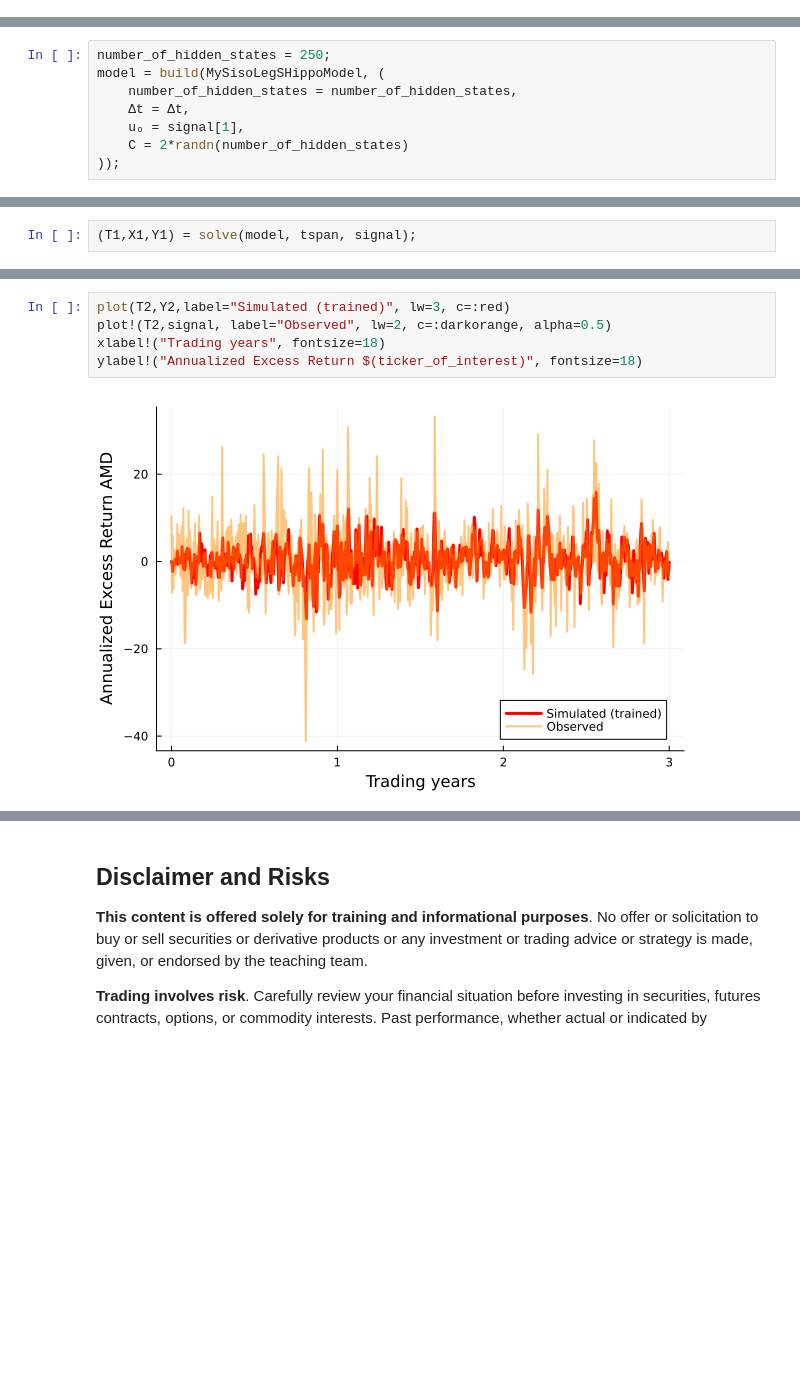
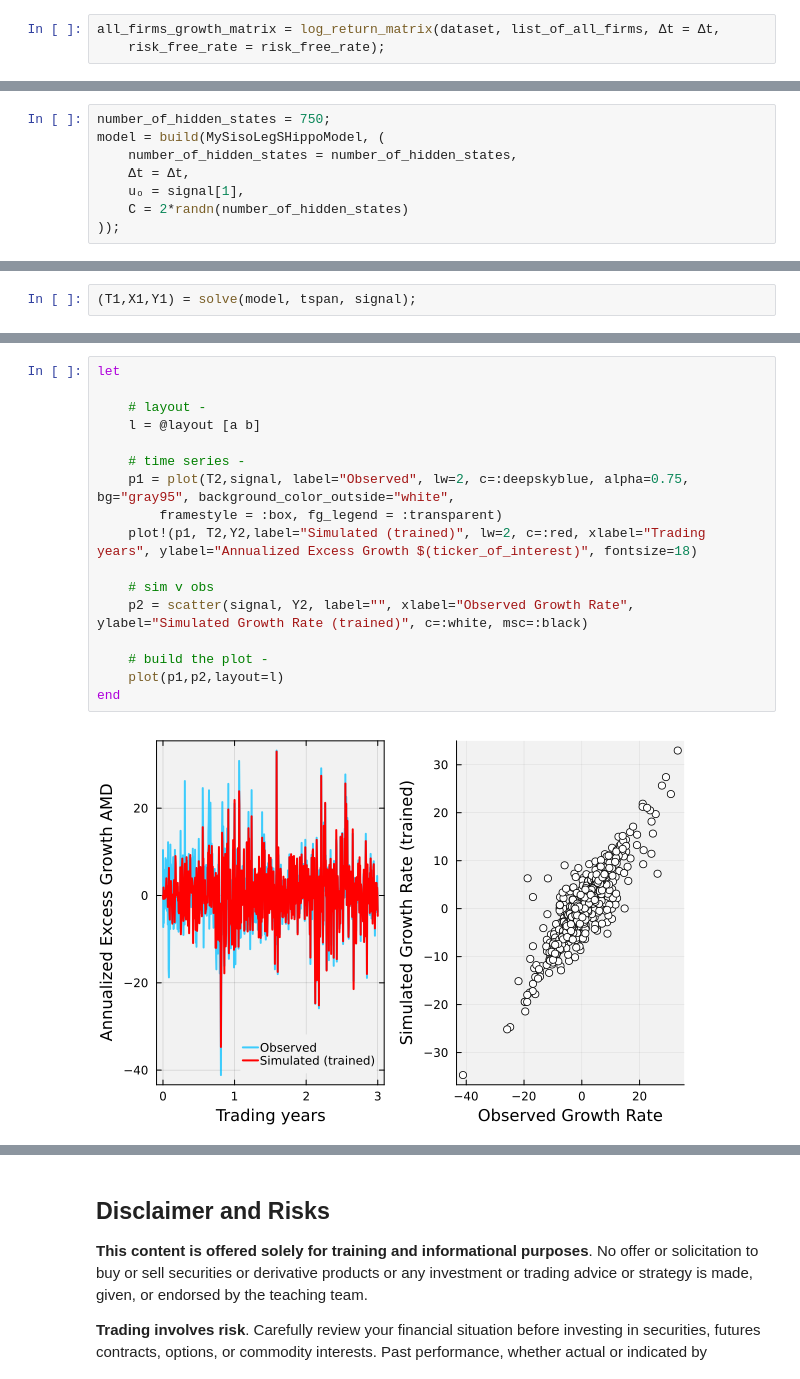
Before and after one commit to varnerlab/CHEME-130-eCornell-Repository, a Jupyter notebook: courses/CHEME-132/module-2/CHEME-132-Module-2-Advanced-Hippo-SSM.ipynb, the cells around one changed output, grey strips where cells are left out. Drawn from its saved outputs; the diff is of its cells as text; blank space fills up the shorter version.

```diff
--- a/courses/CHEME-132/module-2/CHEME-132-Module-2-Advanced-Hippo-SSM.ipynb
+++ b/courses/CHEME-132/module-2/CHEME-132-Module-2-Advanced-Hippo-SSM.ipynb
@@ -53,0 +57,3 @@ risk_free_rate = 0.045;
+# %%
+all_firms_growth_matrix = log_return_matrix(dataset, list_of_all_firms, Δt = Δt,
+    risk_free_rate = risk_free_rate);
@@ -74,7 +75,7 @@ tspan = (start = 0.0, stop = 3, step = 1/252)
 L = range(tspan.start, stop=tspan.stop, step = tspan.step) |> collect |> length
 signal = excess_growth_rate_array[1:L];
 # %%
-number_of_hidden_states = 250;
+number_of_hidden_states = 750;
 model = build(MySisoLegSHippoModel, (
     number_of_hidden_states = number_of_hidden_states,
     Δt = Δt,
@@ -99,8 +121,20 @@ model_updated.Ĉ = C;
 # %%
-plot(T2,Y2,label="Simulated (trained)", lw=3, c=:red)
-plot!(T2,signal, label="Observed", lw=2, c=:darkorange, alpha=0.5)
-xlabel!("Trading years", fontsize=18)
-ylabel!("Annualized Excess Return $(ticker_of_interest)", fontsize=18)
+let
+
+    # layout -
+    l = @layout [a b]
+
+    # time series -
+    p1 = plot(T2,signal, label="Observed", lw=2, c=:deepskyblue, alpha=0.75, bg="gray95", background_color_outside="white",
+        framestyle = :box, fg_legend = :transparent)
+    plot!(p1, T2,Y2,label="Simulated (trained)", lw=2, c=:red, xlabel="Trading years", ylabel="Annualized Excess Growth $(ticker_of_interest)", fontsize=18)
+
+    # sim v obs
+    p2 = scatter(signal, Y2, label="", xlabel="Observed Growth Rate", ylabel="Simulated Growth Rate (trained)", c=:white, msc=:black)
+
+    # build the plot -
+    plot(p1,p2,layout=l)
+end
 # %% [output]
-[figure, old version]
+[figure, new version]
 # %% [markdown]
```
Also changed, not shown: parts of 18 cells of this notebook, 5 other files.
